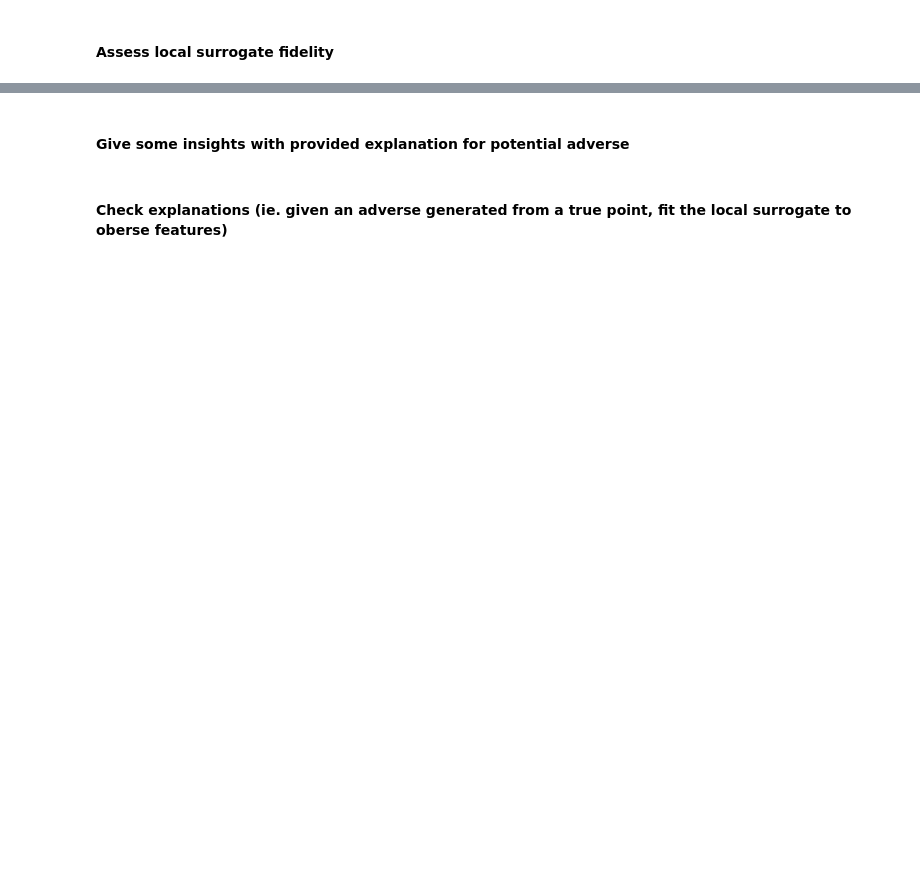
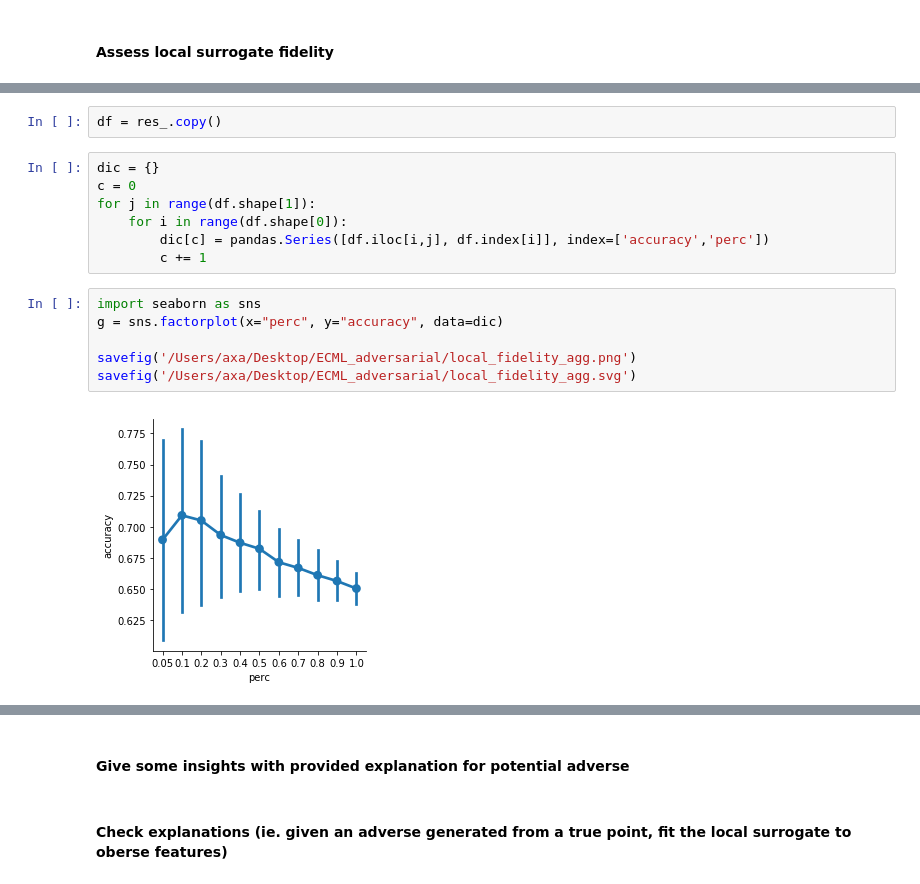
Before and after one commit to axa-rev-research/local-adverse-detection, a Jupyter notebook: Experiment.ipynb, the cells around one changed output, grey strips where cells are left out. Saved outputs shown, nothing was run; the diff lists cells and outputs as text; blank space fills up the shorter version.

```diff
--- a/Experiment.ipynb
+++ b/Experiment.ipynb
@@ -57,0 +121,17 @@ Image(ls.plot_decision_tree(X, surrogate))
+# %%
+df = res_.copy()
+# %%
+dic = {}
+c = 0
+for j in range(df.shape[1]):
+    for i in range(df.shape[0]):
+        dic[c] = pandas.Series([df.iloc[i,j], df.index[i]], index=['accuracy','perc'])
+        c += 1
+# %%
+import seaborn as sns
+g = sns.factorplot(x="perc", y="accuracy", data=dic)
+
+savefig('/Users/axa/Desktop/ECML_adversarial/local_fidelity_agg.png')
+savefig('/Users/axa/Desktop/ECML_adversarial/local_fidelity_agg.svg')
+# %% [output]
+[figure, added]
```
Also changed, not shown: parts of 11 cells of this notebook, 2 other files.
